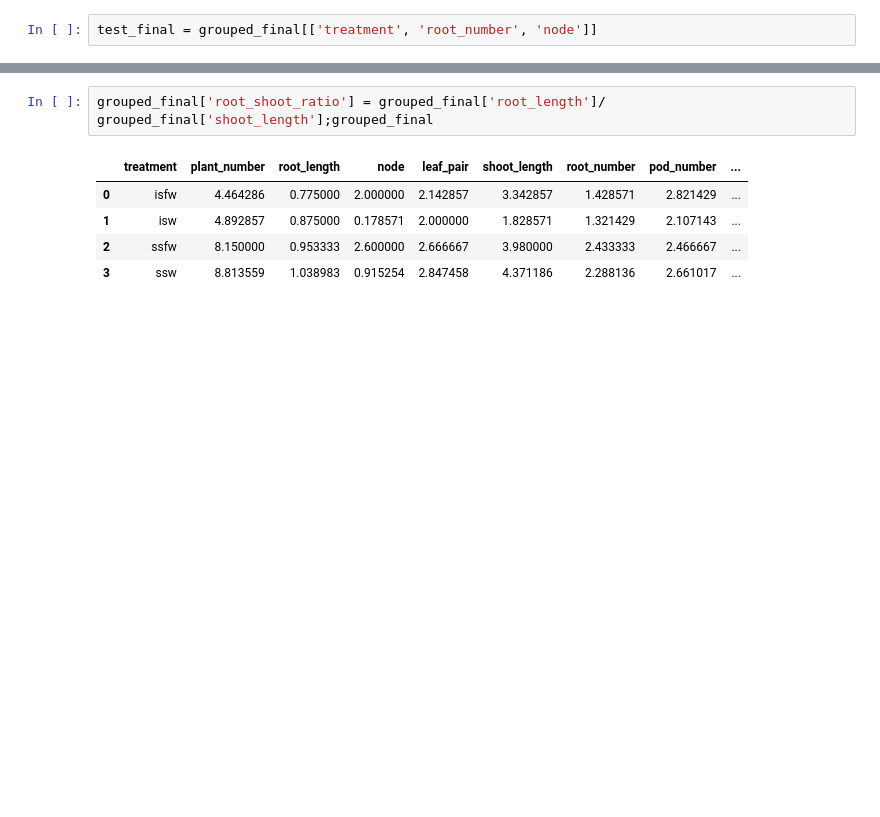
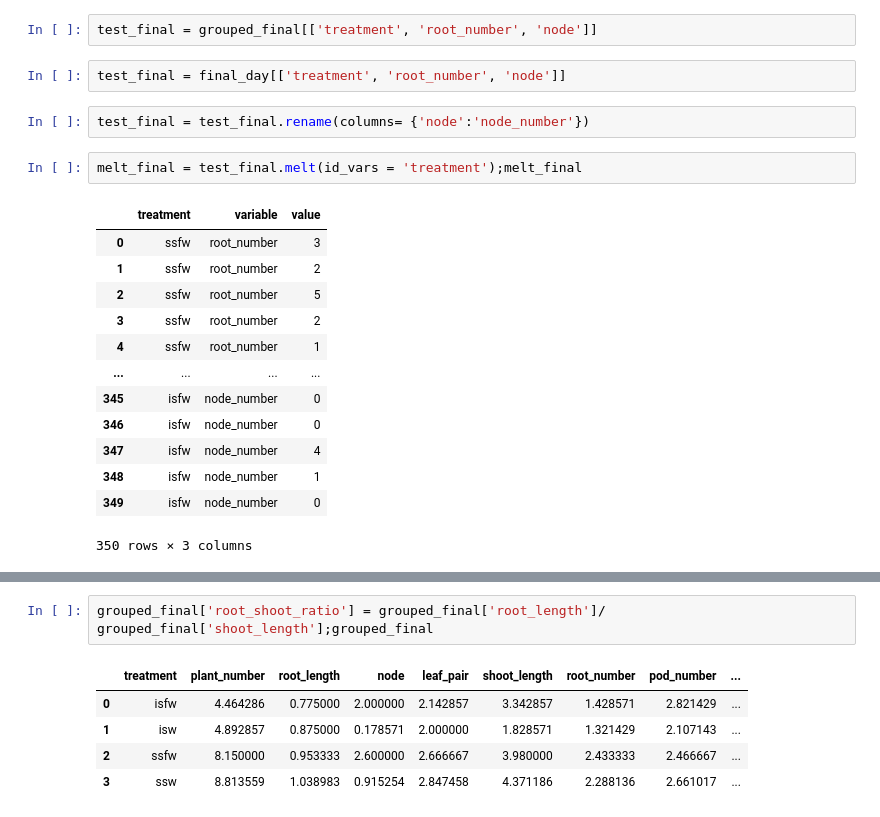
Before and after one commit to Travis-Simmons/Plant_A_P, a Jupyter notebook: figures.ipynb, the cells around one changed output, grey strips where cells are left out. Drawn from its saved outputs; the diff is of its cells as text; blank space fills up the shorter version.

```diff
--- a/figures.ipynb
+++ b/figures.ipynb
@@ -181,5 +184,25 @@ Text(0, 0.5, 'Average Root Length')
 # %%
 test_final = grouped_final[['treatment', 'root_number', 'node']]
+# %%
+test_final = final_day[['treatment', 'root_number', 'node']]
+# %%
+test_final = test_final.rename(columns= {'node':'node_number'})
+# %%
+melt_final = test_final.melt(id_vars = 'treatment');melt_final
+# %% [output]
+|  | treatment | variable | value |
+| 0 | ssfw | root_number | 3 |
+| 1 | ssfw | root_number | 2 |
+| 2 | ssfw | root_number | 5 |
+| 3 | ssfw | root_number | 2 |
+| 4 | ssfw | root_number | 1 |
+| ... | ... | ... | ... |
+| 345 | isfw | node_number | 0 |
+| 346 | isfw | node_number | 0 |
+| 347 | isfw | node_number | 4 |
+| 348 | isfw | node_number | 1 |
+| 349 | isfw | node_number | 0 |
+350 rows × 3 columns
 # %%
 
 
```
Also changed, not shown: parts of 9 cells of this notebook, 10 other files.
